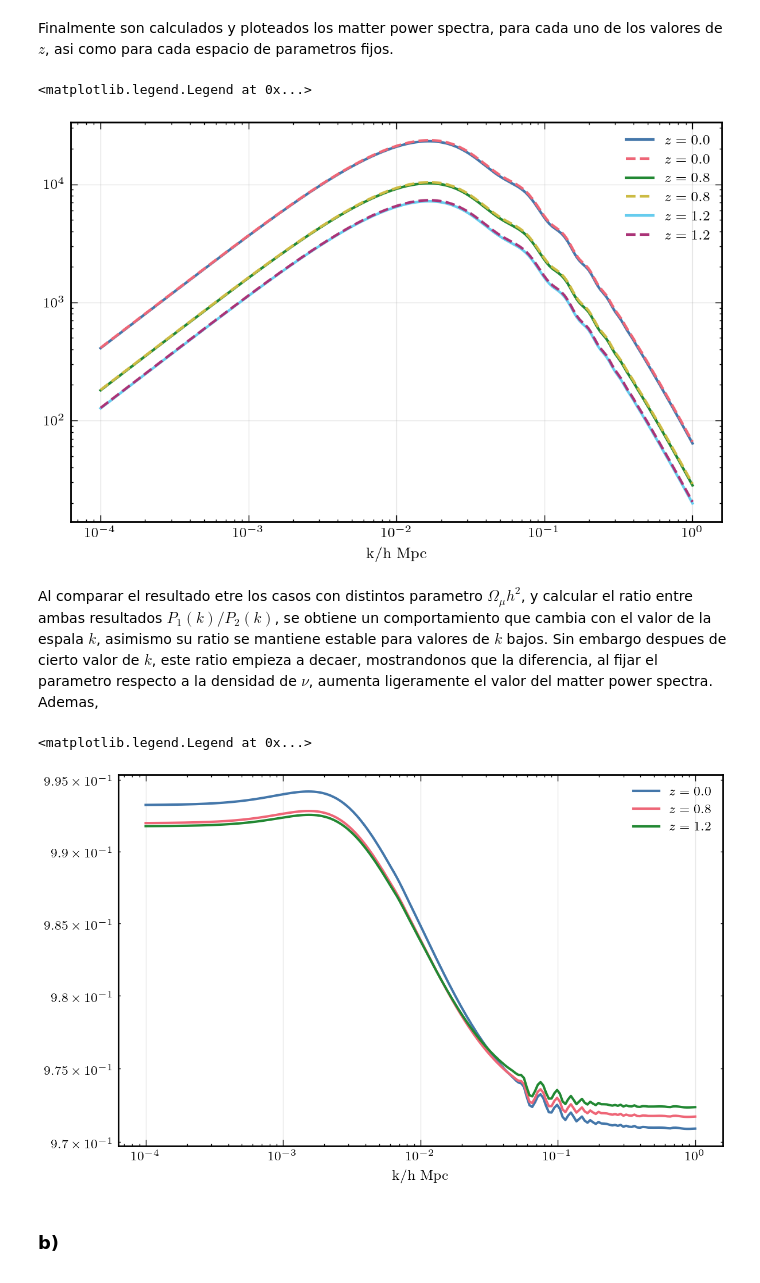
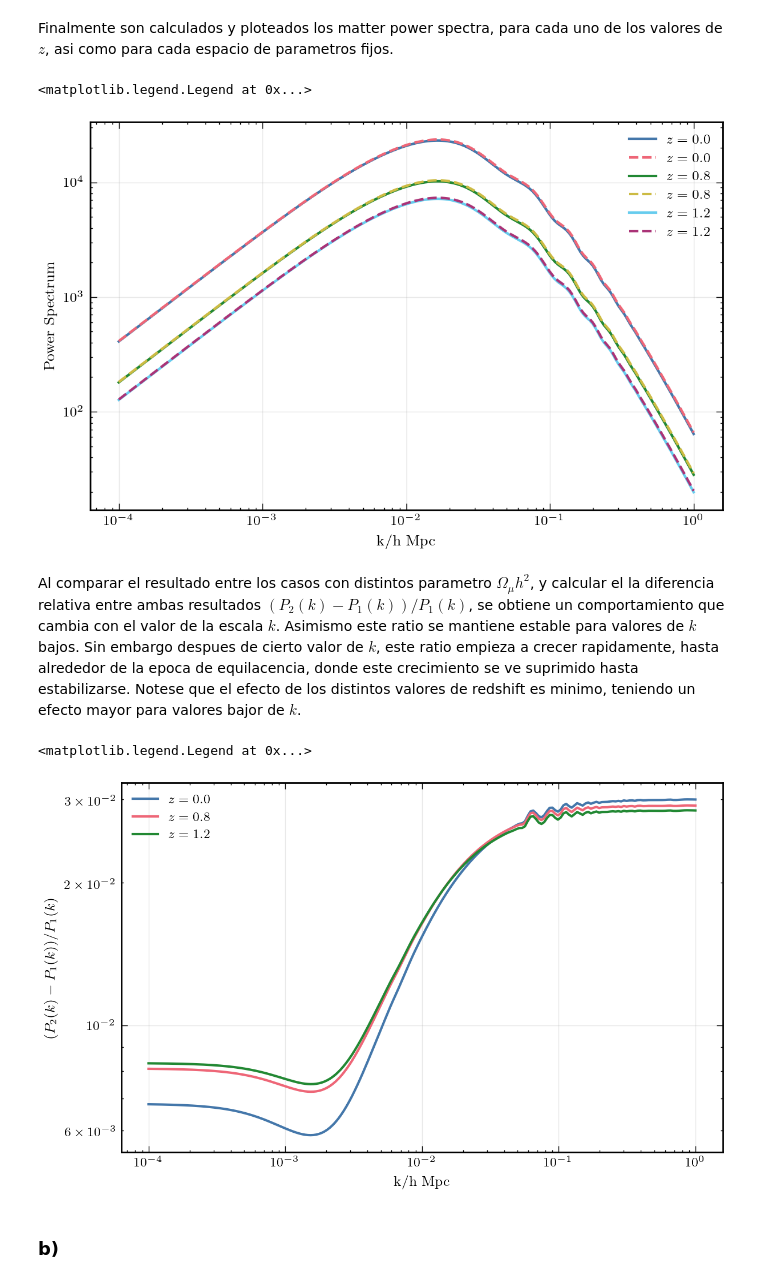
Before and after one commit to Mazroj/Cosmology_spring_25, a Jupyter notebook: tareas/tarea_2.ipynb, the cells around one changed output. Cells and saved outputs as stored; diff of their text form; code cells hidden in the pictures.

```diff
--- a/tareas/tarea_2.ipynb
+++ b/tareas/tarea_2.ipynb
@@ -211,4 +213 @@ for k in k_list:
     )
-# %%
-for i in k_list[1]:
-    print(X_sol[i])
@@ -269,21 +265,23 @@ for i, (redshift) in enumerate(z):
     plt.loglog(kh2, pk2[i,:],'--' ,label = rf'$z = {redshift}$')
 
 plt.xlabel('k/h Mpc')
+plt.ylabel('Power Spectrum')
 plt.legend()
 # %% [output]
 <matplotlib.legend.Legend at 0x...>
-[figure, old version]
+[figure, new version]
 # %% [markdown]
-Al comparar el resultado etre los casos con distintos parametro $\Omega_{\mu}h^2$, y calcular el ratio entre ambas resultados $P_1(k)/P_{2}(k)$, se obtiene un comportamiento que cambia con el valor de la espala $k$, asimismo su ratio  se  mantiene estable para valores de $k$ bajos. Sin embargo despues de cierto valor de $k$, este ratio empieza a decaer, mostrandonos que la diferencia, al fijar el parametro respecto a la densidad de $\nu$, aumenta ligeramente el valor del matter power spectra. Ademas,
+Al comparar el resultado entre los casos con distintos parametro $\Omega_{\mu}h^2$, y calcular el la diferencia relativa entre ambas resultados $(P_{2}(k) - P_{1}(k))/P_{1}(k)$, se obtiene un comportamiento que cambia con el valor de la escala $k$. Asimismo este ratio  se  mantiene estable para valores de $k$ bajos. Sin embargo despues de cierto valor de $k$, este ratio empieza a crecer rapidamente, hasta alrededor de la epoca de equilacencia, donde este crecimiento se ve suprimido hasta estabilizarse. Notese que el efecto de los distintos valores de redshift es minimo, teniendo un efecto mayor para valores bajor de $k$.
 # %%
 for i, (redshift) in enumerate(z):
-    plt.loglog(kh, pk[i,:]/pk2[i,:], label = rf'$z = {redshift}$')
+    plt.loglog(kh, (pk2[i,:]- pk[i,:])/pk[i,:], label = rf'$z = {redshift}$')
 
 plt.xlabel('k/h Mpc')
+plt.ylabel(r'$(P_{2}(k) - P_{1}(k))/P_{1}(k)$')
 plt.legend()
 # %% [output]
 <matplotlib.legend.Legend at 0x...>
-[figure, old version]
+[figure, new version]
 # %% [markdown]
 ### b)
 # %%
```
Also changed, not shown: parts of 9 cells of this notebook, 1 other file.
